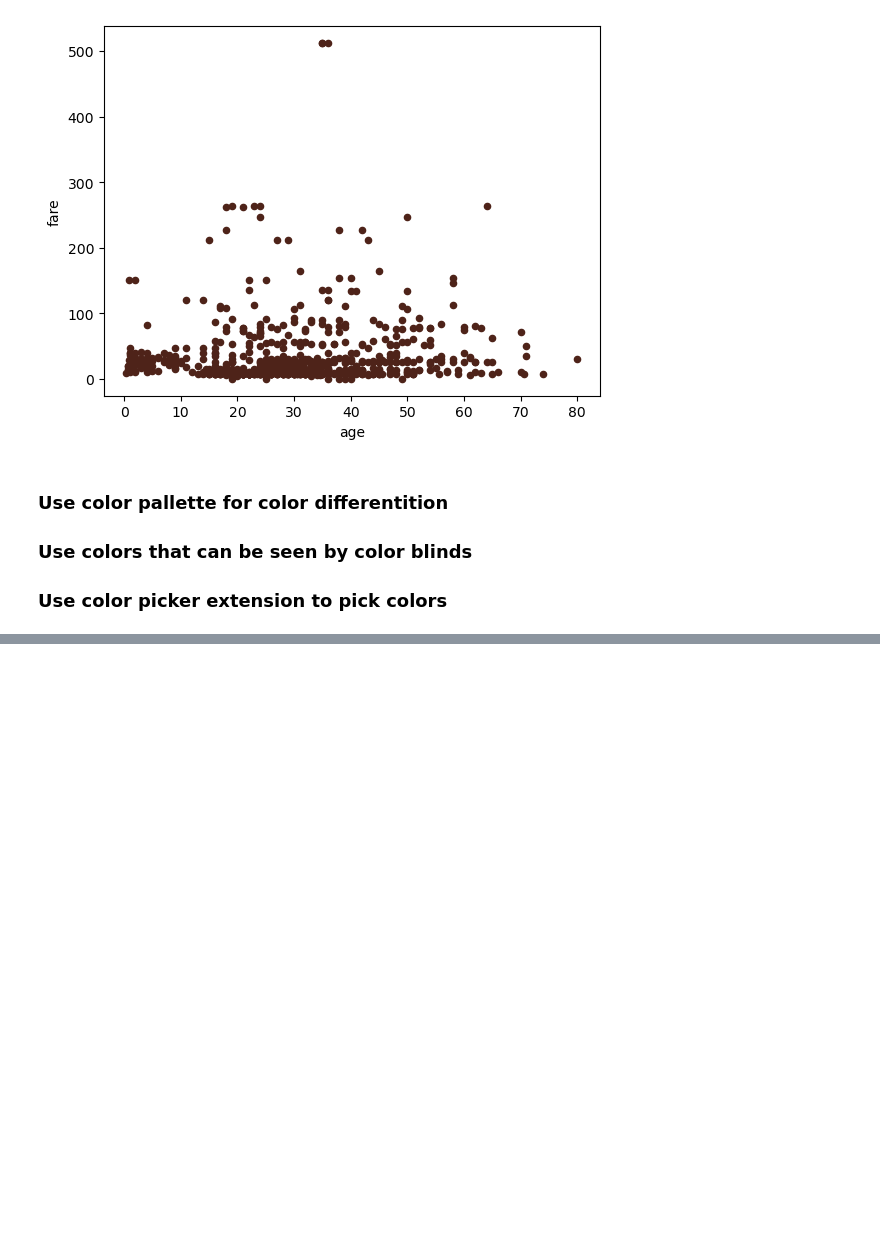
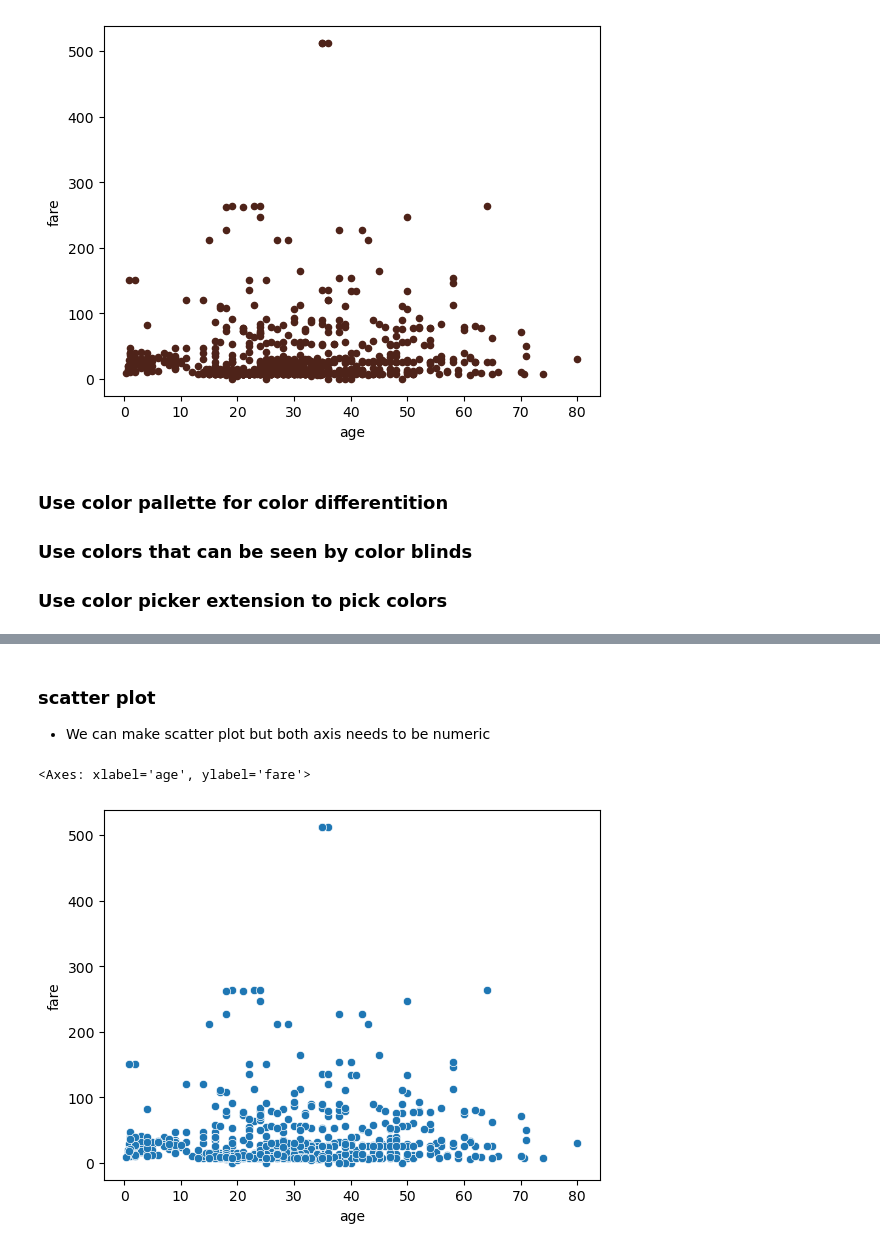
Before and after one commit to Ghazi-work/Python-Pandas, a Jupyter notebook: pandas_practice/06_Visualization.ipynb, the cells around one changed output, grey strips where cells are left out. Saved outputs shown, nothing was run; the diff lists cells and outputs as text; code cells hidden in the pictures; blank space fills up the shorter version.

```diff
--- a/pandas_practice/06_Visualization.ipynb
+++ b/pandas_practice/06_Visualization.ipynb
@@ -44,0 +80,8 @@ df.plot(kind='scatter', x = 'age', y = 'fare', color='#4E2319')
+# %% [markdown]
+### scatter plot
+- We can make scatter plot but both axis needs to be numeric
+# %%
+sns.scatterplot(data = df, x = 'age', y = 'fare')
+# %% [output]
+<Axes: xlabel='age', ylabel='fare'>
+[figure, added]
```
Also changed, not shown: parts of 13 cells of this notebook.
